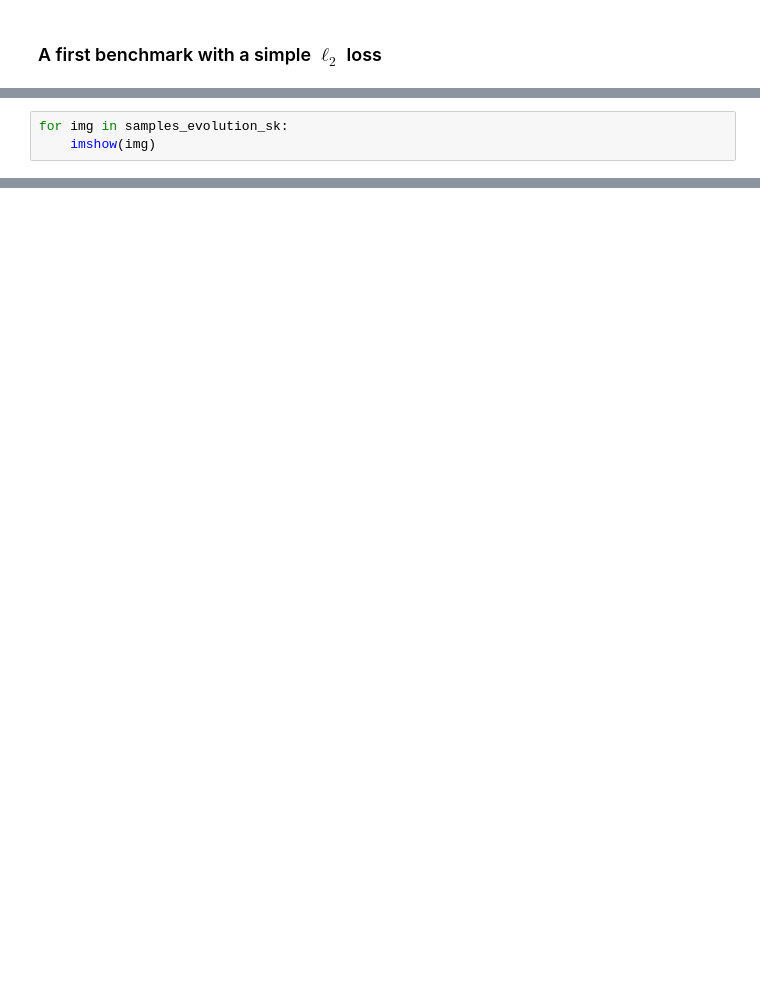
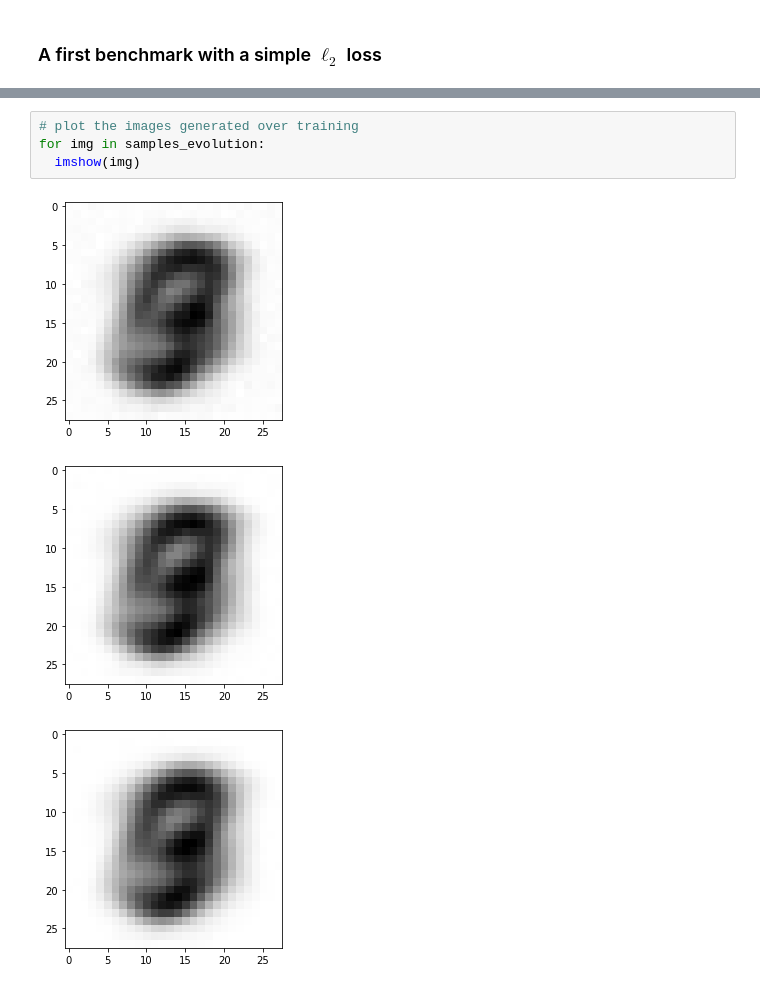
Before and after one commit to gabrielkasmi/ot_gan_ensae, a Jupyter notebook: autodiff_ot_gan_checkpoint.ipynb, the cells around one changed output, grey strips where cells are left out. Drawn from its saved outputs; the diff is of its cells as text; blank space fills up the shorter version.

```diff
--- a/autodiff_ot_gan_checkpoint.ipynb
+++ b/autodiff_ot_gan_checkpoint.ipynb
@@ -380,3 +153,0 @@ KeyboardInterrupt: ignored
-# %%
-for img in samples_evolution_sk:
-    imshow(img)
@@ -713,0 +216,8 @@ plt.savefig('losses_50e_one_hidden_layer.png')
+# %%
+# plot the images generated over training
+for img in samples_evolution:
+  imshow(img)
+# %% [output]
+[figure, added]
+[figure, added]
+[figure, added]
```
Also changed, not shown: parts of 66 cells of this notebook.
